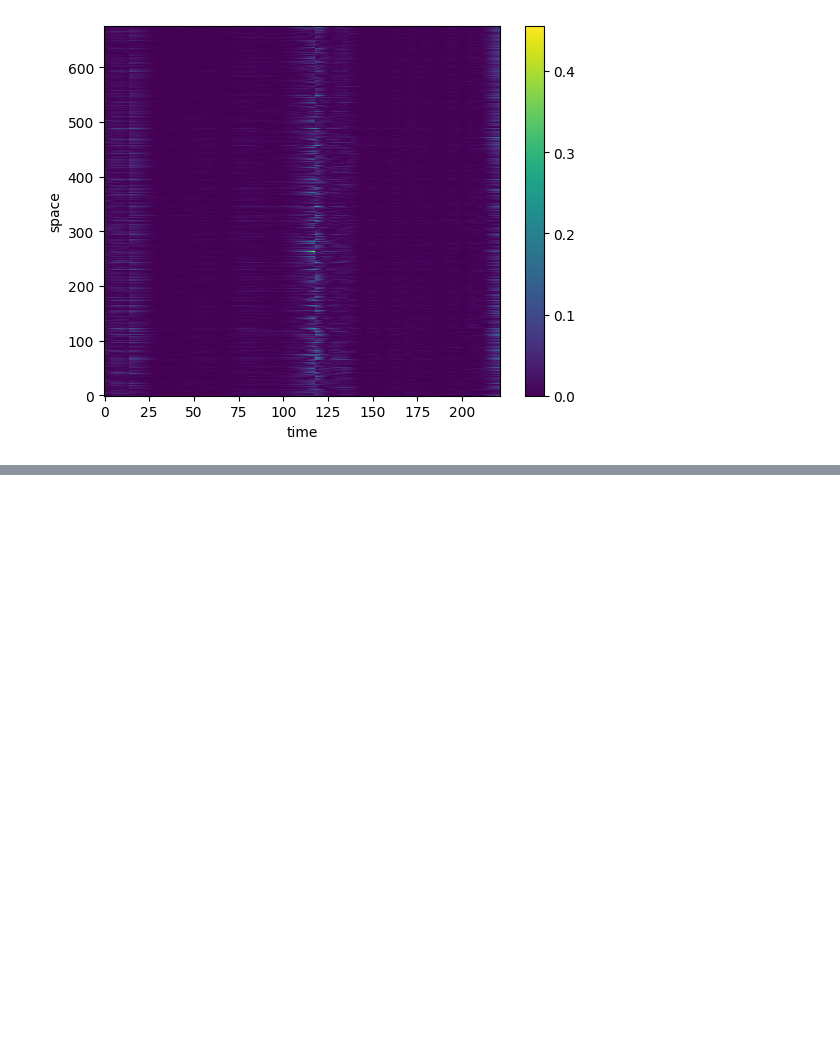
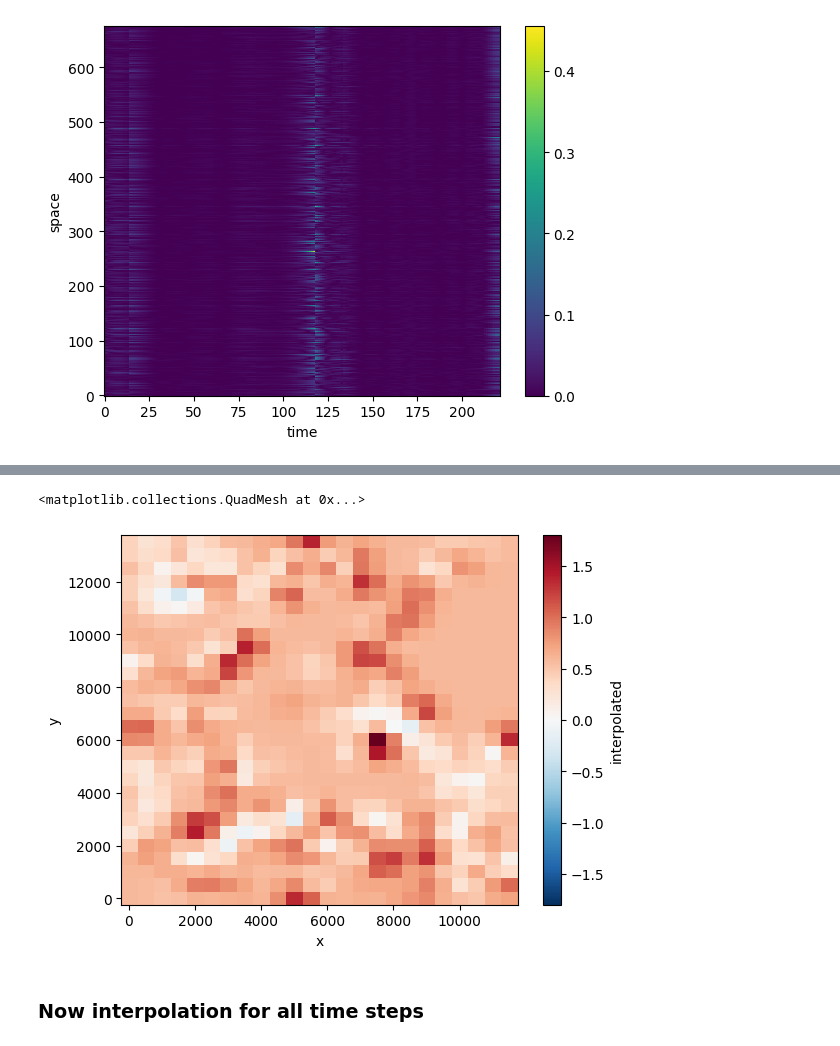
Before and after one commit to TUDelftGeodesy/DePSI, a Jupyter notebook: examples/notebooks/demo_atmosphere_estimation.ipynb, the cells around one changed output, grey strips where cells are left out. Saved outputs shown, nothing was run; the diff lists cells and outputs as text; code cells hidden in the pictures; blank space fills up the shorter version.

```diff
--- a/examples/notebooks/demo_atmosphere_estimation.ipynb
+++ b/examples/notebooks/demo_atmosphere_estimation.ipynb
@@ -91,0 +139,16 @@ ae.plot(x="time", y="space")
+# %%
+## create a gird
+grid_size = 500
+new_x = np.arange(ds["x"].min(), ds["x"].max() + grid_size, grid_size)
+new_y = np.arange(ds["y"].min(), ds["y"].max() + grid_size, grid_size)
+xr_grid = xr.Dataset(coords={'x': new_x, 'y': new_y})
+# %%
+interpolated, sigmasq = krige_per_single_time(ps_atmosphere, xr_grid)
+
+xr_grid["interpolated"] = (('y', 'x'), interpolated)
+xr_grid["interpolated"].plot()
+# %% [output]
+<matplotlib.collections.QuadMesh at 0x...>
+[figure, added]
+# %% [markdown]
+### Now interpolation for all time steps
```
Also changed, not shown: parts of 11 cells of this notebook.
